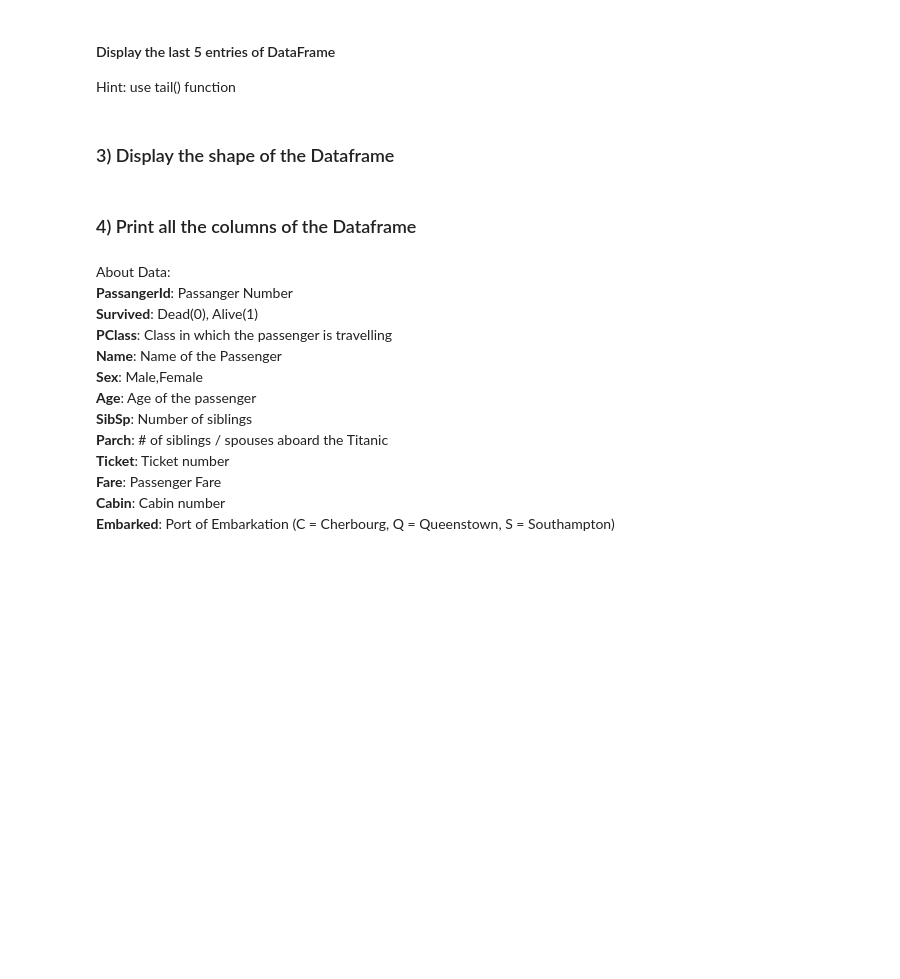
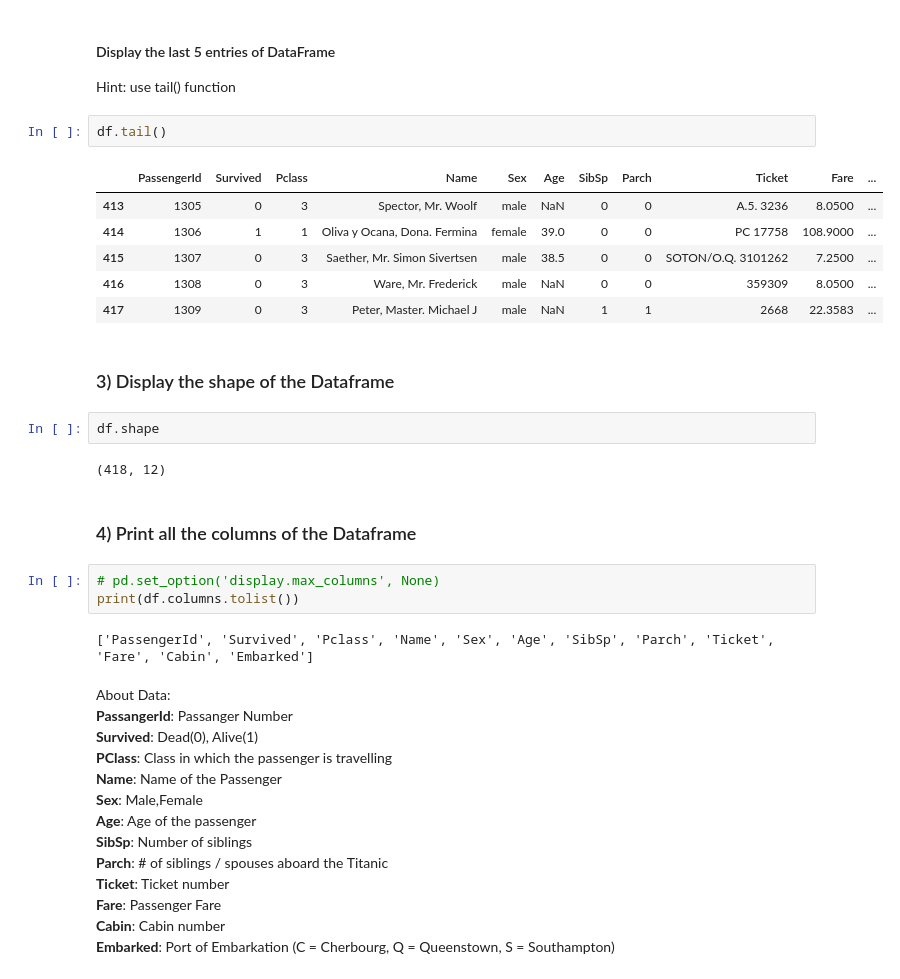
Before and after one commit to anantsharma3728/IITG_AI, a Jupyter notebook: Week 1/Assignment(s)/pandas/Week1_assignment_Pandas.ipynb, the cells around one changed output. Saved outputs shown, nothing was run; the diff lists cells and outputs as text; blank space fills up the shorter version.

```diff
--- a/Week 1/Assignment(s)/pandas/Week1_assignment_Pandas.ipynb
+++ b/Week 1/Assignment(s)/pandas/Week1_assignment_Pandas.ipynb
@@ -33,10 +49,28 @@ Hint: use head() function
 # %% [markdown]
 #### Display the last 5 entries of DataFrame
 Hint: use tail() function
+# %%
+df.tail()
+# %% [output]
+|  | PassengerId | Survived | Pclass | Name | Sex | Age | SibSp | Parch | Ticket | Fare | ... |
+| 413 | 1305 | 0 | 3 | Spector, Mr. Woolf | male | NaN | 0 | 0 | A.5. 3236 | 8.0500 | ... |
+| 414 | 1306 | 1 | 1 | Oliva y Ocana, Dona. Fermina | female | 39.0 | 0 | 0 | PC 17758 | 108.9000 | ... |
+| 415 | 1307 | 0 | 3 | Saether, Mr. Simon Sivertsen | male | 38.5 | 0 | 0 | SOTON/O.Q. 3101262 | 7.2500 | ... |
+| 416 | 1308 | 0 | 3 | Ware, Mr. Frederick | male | NaN | 0 | 0 | 359309 | 8.0500 | ... |
+| 417 | 1309 | 0 | 3 | Peter, Master. Michael J | male | NaN | 1 | 1 | 2668 | 22.3583 | ... |
 # %% [markdown]
 ### 3) Display the shape of the Dataframe
+# %%
+df.shape
+# %% [output]
+(418, 12)
 # %% [markdown]
 ### 4) Print all the columns of the Dataframe
+# %%
+# pd.set_option('display.max_columns', None)
+print(df.columns.tolist())
+# %% [output]
+['PassengerId', 'Survived', 'Pclass', 'Name', 'Sex', 'Age', 'SibSp', 'Parch', 'Ticket', 'Fare', 'Cabin', 'Embarked']
 # %% [markdown]
 About Data:<br>
 __PassangerId__: Passanger Number<br>
```
Also changed, not shown: parts of 30 cells of this notebook, 1 other file.
